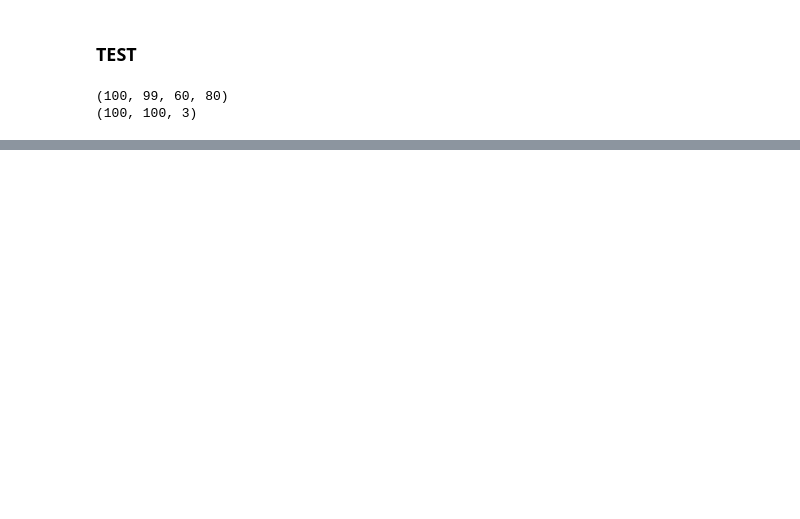
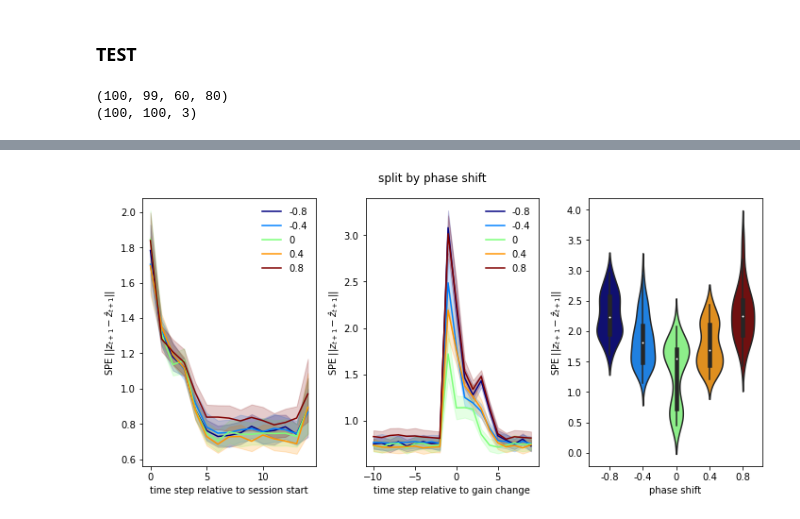
Before and after one commit to FelixHub/serotonin_model, a Jupyter notebook: src/miniworld/train_mdrnn.ipynb, the cells around one changed output, grey strips where cells are left out. Drawn from its saved outputs; the diff is of its cells as text; code cells hidden in the pictures; blank space fills up the shorter version.

```diff
--- a/src/miniworld/train_mdrnn.ipynb
+++ b/src/miniworld/train_mdrnn.ipynb
@@ -576,0 +700,48 @@ plt.tight_layout()
+# %%
+import seaborn as sns
+
+f = plt.figure(figsize=(10,5))
+
+
+plt.subplot(131)
+for i,glitch_phase in enumerate(glitch_phases):
+    aligned_loss = []
+    for i_traj in range(nb_control_trajectories):
+        aligned_loss.append( SPE_norms[i,i_traj,0:15])
+    sns.lineplot(x = np.tile(np.arange(0,15), np.array(aligned_loss).flatten().shape[0] // 15), y = np.array(aligned_loss).flatten(),color = colors[i],label=glitch_phase)
+
+plt.xlabel('time step relative to session start')
+plt.ylabel(r"SPE $||z_{t+1} - ẑ_{t+1}||$")
+plt.legend(frameon=False)
+
+
+
+plt.subplot(132)
+relative_gain_change_peak_vals = []
+
+for i,glitch_phase in enumerate(glitch_phases):
+    aligned_loss = []
+    for i_traj in range(nb_control_trajectories):
+        aligned_loss.append( SPE_norms[i,i_traj,traj_steps[i_traj]-10:traj_steps[i_traj]+10])
+    peak_val = np.mean(np.array(aligned_loss)[:,9:12],axis=1)
+    relative_gain_change_peak_vals.extend(peak_val)
+    sns.lineplot(x = np.tile(np.arange(-10,10), np.array(aligned_loss).flatten().shape[0] // 20), y = np.array(aligned_loss).flatten(),color = colors[i],label=glitch_phase)
+
+plt.xlabel('time step relative to gain change')
+plt.ylabel(r"SPE $||z_{t+1} - ẑ_{t+1}||$")
+plt.legend(frameon=False)
+
+plt.subplot(133)
+
+sns.violinplot(x=list(np.repeat(range(len(glitch_phases)),len(relative_gain_change_peak_vals) //len(glitch_phases))),y=relative_gain_change_peak_vals,palette = colors)
+
+plt.xticks(ticks=np.arange(len(glitch_phases)),labels=glitch_phases)
+plt.xlabel('phase shift')
+plt.ylabel(r"SPE $||z_{t+1} - ẑ_{t+1}||$")
+plt.plot()
+
+f.suptitle('split by phase shift')
+
+plt.tight_layout()
+# %% [output]
+[figure, added]
```
Also changed, not shown: parts of 16 cells of this notebook, 3 other files.
